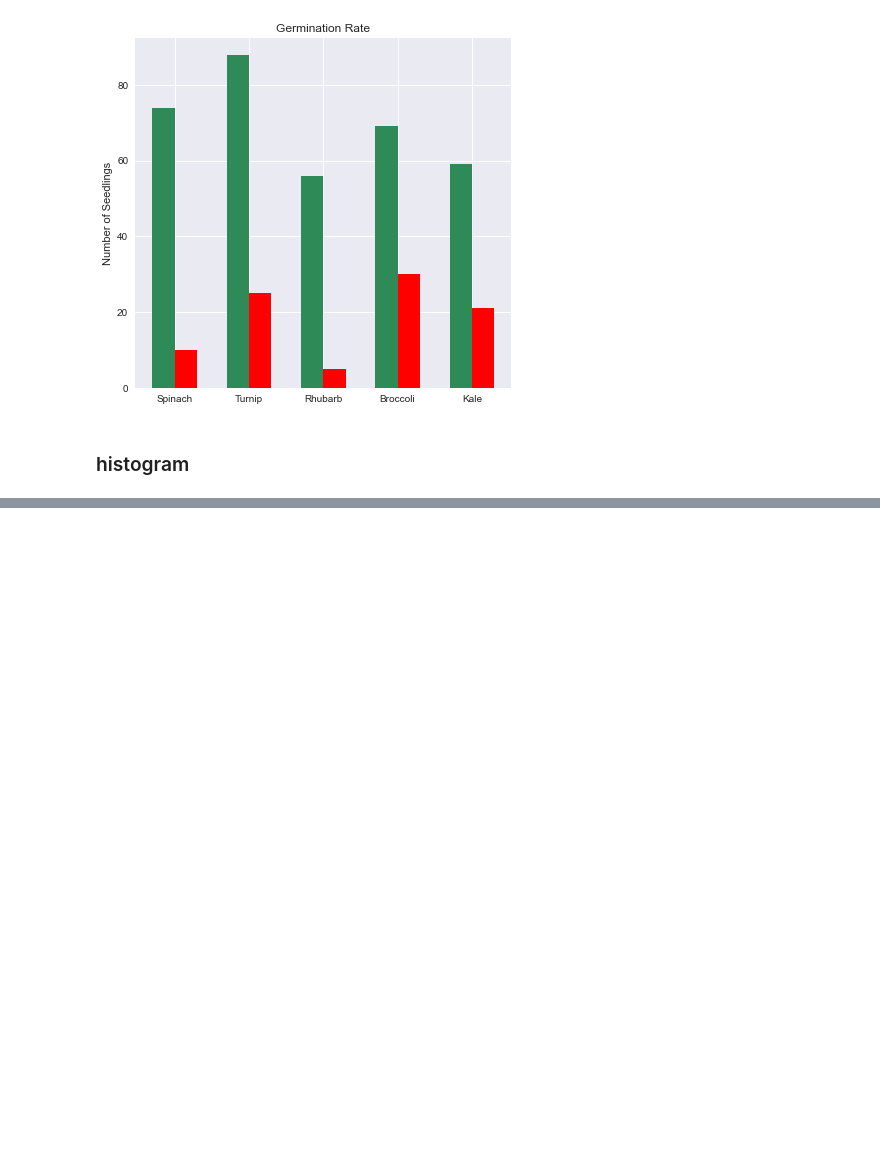
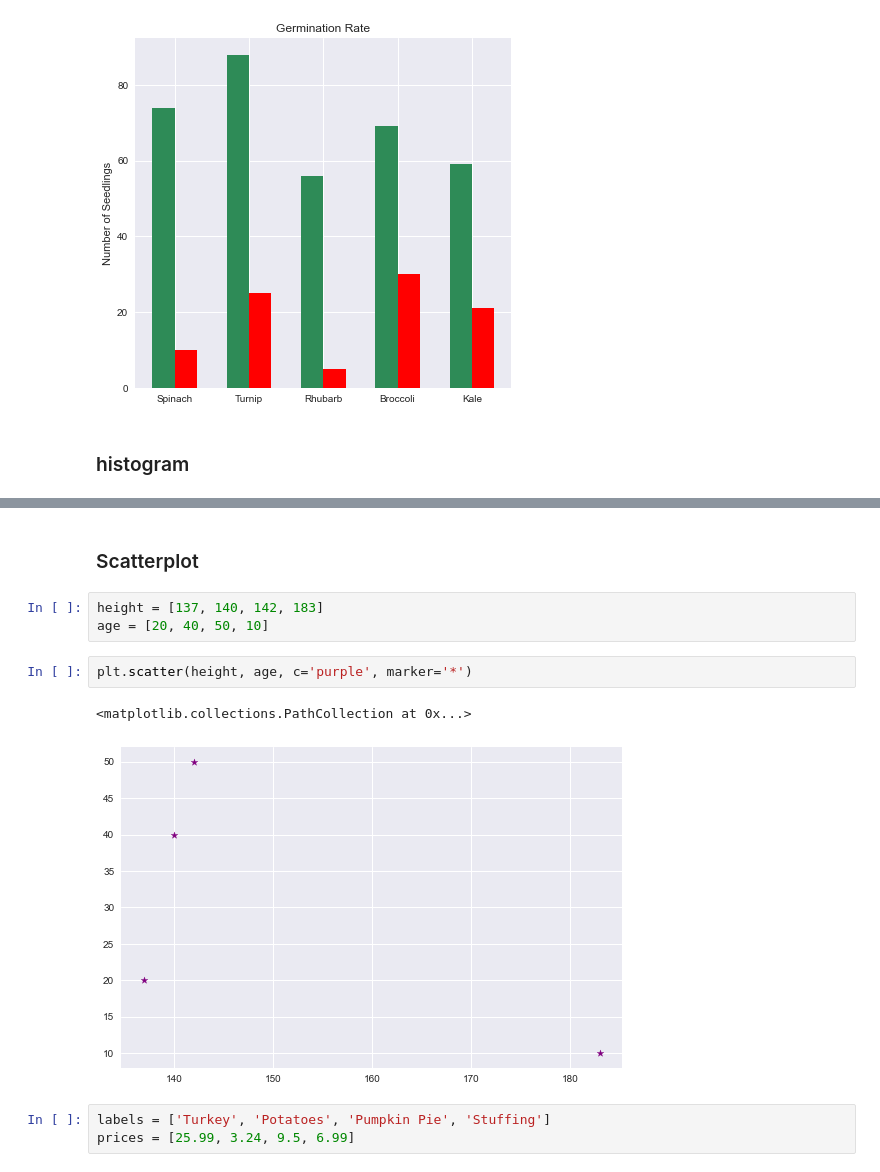
Before and after one commit to ohMinyoung22/Learning_Pandas, a Jupyter notebook: scripts/matplotlib_plot.ipynb, the cells around one changed output, grey strips where cells are left out. Drawn from its saved outputs; the diff is of its cells as text; blank space fills up the shorter version.

Commit message:
pandas plot

```diff
--- a/scripts/matplotlib_plot.ipynb
+++ b/scripts/matplotlib_plot.ipynb
@@ -193,0 +194,13 @@ plt.hist(num_n, bins = 20)
+# %% [markdown]
+### Scatterplot
+# %%
+height = [137, 140, 142, 183]
+age = [20, 40, 50, 10]
+# %%
+plt.scatter(height, age, c='purple', marker='*')
+# %% [output]
+<matplotlib.collections.PathCollection at 0x...>
+[figure, added]
+# %%
+labels = ['Turkey', 'Potatoes', 'Pumpkin Pie', 'Stuffing']
+prices = [25.99, 3.24, 9.5, 6.99]
```
Also changed, not shown: parts of 11 cells of this notebook, 16 other files.
